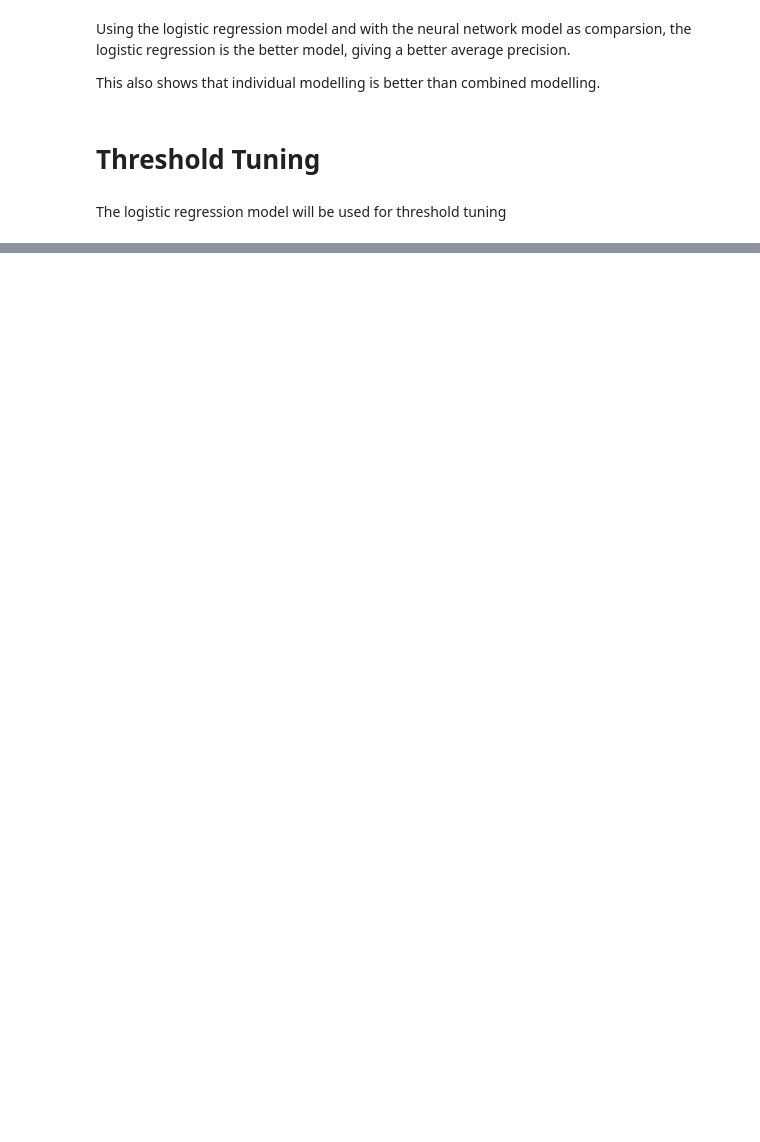
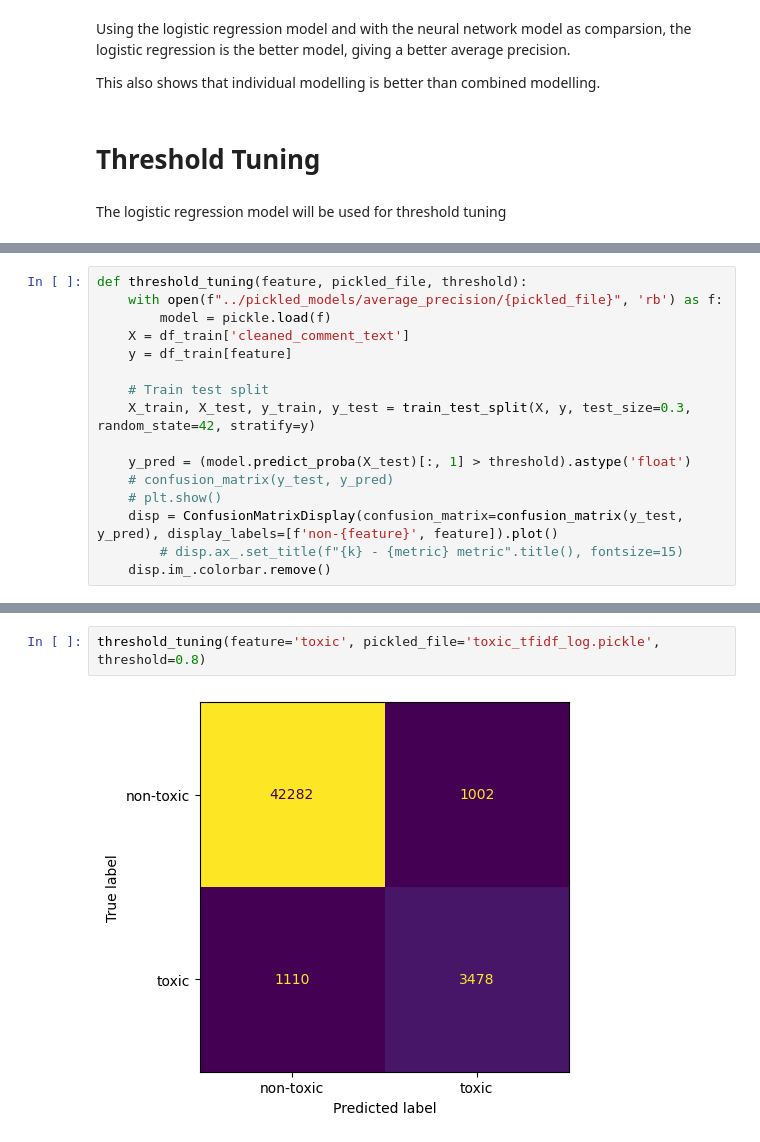
Before and after one commit to bryangyc/Toxic_comments_classification, a Jupyter notebook: code/modeling.ipynb, the cells around one changed output, grey strips where cells are left out. Saved outputs shown, nothing was run; the diff lists cells and outputs as text; blank space fills up the shorter version.

```diff
--- a/code/modeling.ipynb
+++ b/code/modeling.ipynb
@@ -1218,0 +1248,16 @@ toxic_tfidf_log.pickle
+# %%
+def threshold_tuning(feature, pickled_file, threshold):
+    with open(f"../pickled_models/average_precision/{pickled_file}", 'rb') as f:
+        model = pickle.load(f)
+    X = df_train['cleaned_comment_text']
+    y = df_train[feature]
+
+    # Train test split
+    X_train, X_test, y_train, y_test = train_test_split(X, y, test_size=0.3, random_state=42, stratify=y)
+
+    y_pred = (model.predict_proba(X_test)[:, 1] > threshold).astype('float')
+    # confusion_matrix(y_test, y_pred)
+    # plt.show()
+    disp = ConfusionMatrixDisplay(confusion_matrix=confusion_matrix(y_test, y_pred), display_labels=[f'non-{feature}', feature]).plot()
+        # disp.ax_.set_title(f"{k} - {metric} metric".title(), fontsize=15)
+    disp.im_.colorbar.remove()
@@ -1219,3 +1321,7 @@ toxic_tfidf_log.pickle
+# %%
+threshold_tuning(feature='toxic', pickled_file='toxic_tfidf_log.pickle', threshold=0.8)
+# %% [output]
+[figure, added]
 # %%
 for file in glob.glob('../pickled_models/average_precision/*_log.pickle'):
     with open(file, 'rb') as f:
```
Also changed, not shown: parts of 7 cells of this notebook.
